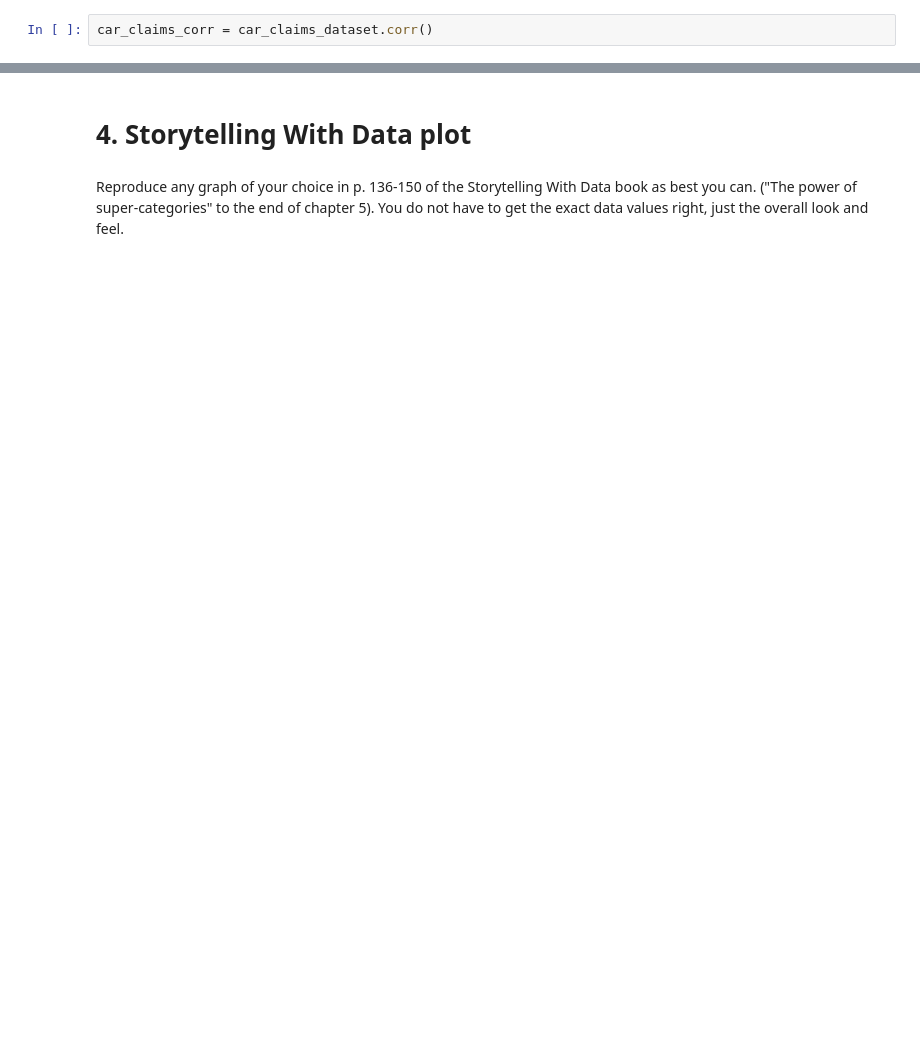
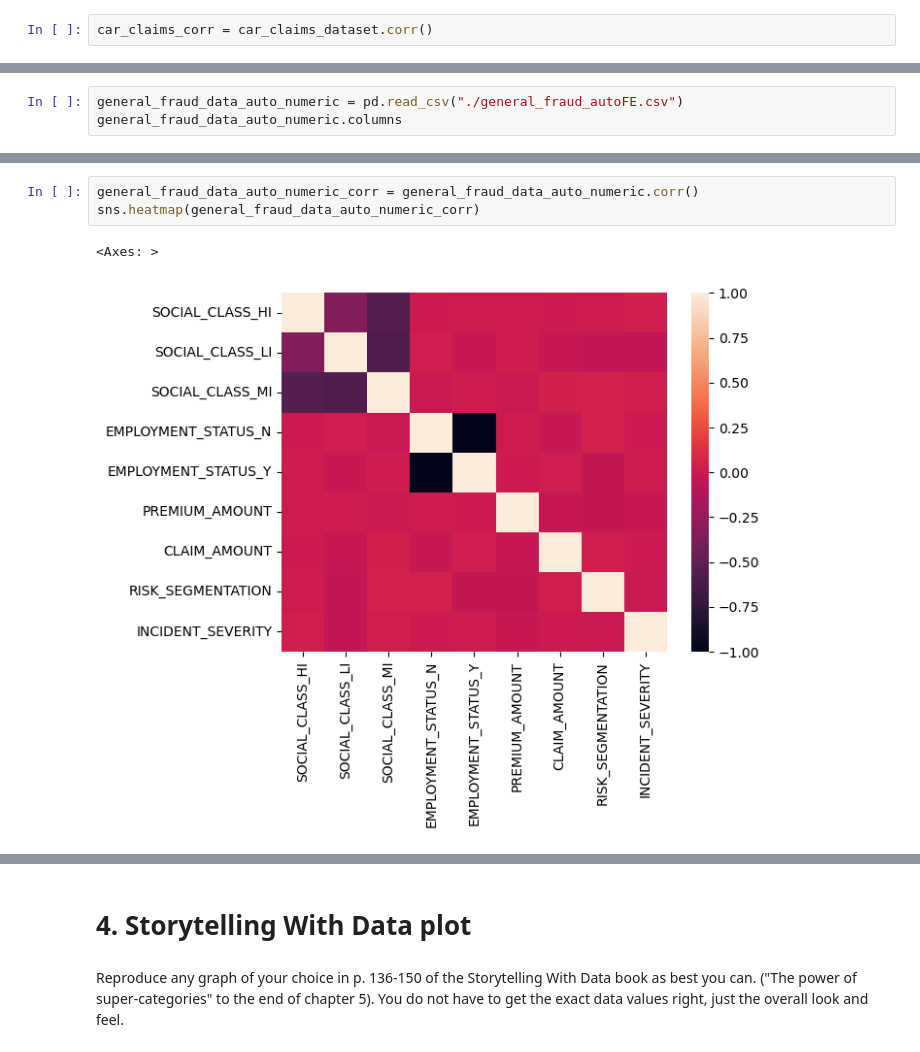
Before and after one commit to joe-bene/AiForLeaders, a Jupyter notebook: Week9.ipynb, the cells around one changed output, grey strips where cells are left out. Cells and saved outputs as stored; diff of their text form; blank space fills up the shorter version.

```diff
--- a/Week9.ipynb
+++ b/Week9.ipynb
@@ -133,0 +238,3 @@ Second Component: [-2.13971201e-04  1.65028057e-04  4.89431438e-05 -1.15364420e-
+# %%
+general_fraud_data_auto_numeric = pd.read_csv("./general_fraud_autoFE.csv")
+general_fraud_data_auto_numeric.columns
@@ -133,0 +262,6 @@ Second Component: [-2.13971201e-04  1.65028057e-04  4.89431438e-05 -1.15364420e-
+# %%
+general_fraud_data_auto_numeric_corr = general_fraud_data_auto_numeric.corr()
+sns.heatmap(general_fraud_data_auto_numeric_corr)
+# %% [output]
+<Axes: >
+[figure, added]
```
Also changed, not shown: parts of 45 cells of this notebook, 4 other files.
